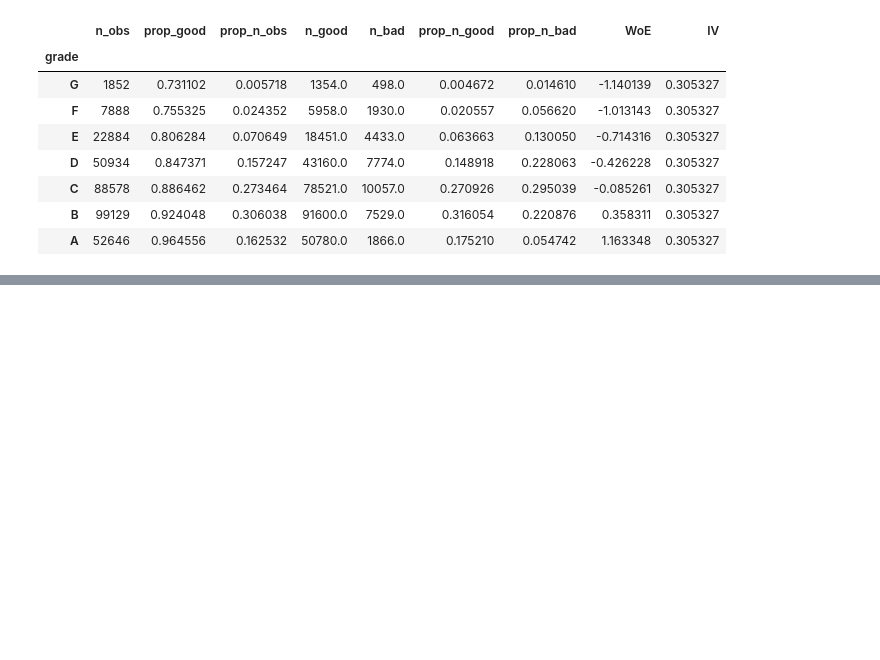
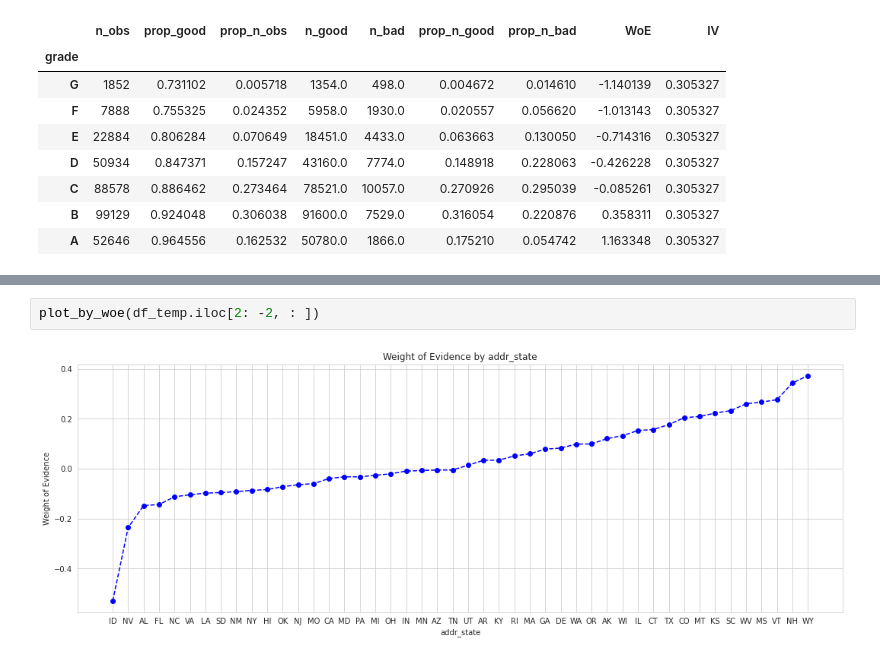
Before and after one commit to ddv246/Lending-Club, a Jupyter notebook: Copy_of_LendingClub_Project.ipynb, the cells around one changed output, grey strips where cells are left out. Drawn from its saved outputs; the diff is of its cells as text; blank space fills up the shorter version.

```diff
--- a/Copy_of_LendingClub_Project.ipynb
+++ b/Copy_of_LendingClub_Project.ipynb
@@ -1053,0 +1142,4 @@ df_temp.set_index('grade')
+# %%
+plot_by_woe(df_temp.iloc[2: -2, : ])
+# %% [output]
+[figure, added]
```
Also changed, not shown: parts of 81 cells of this notebook.
